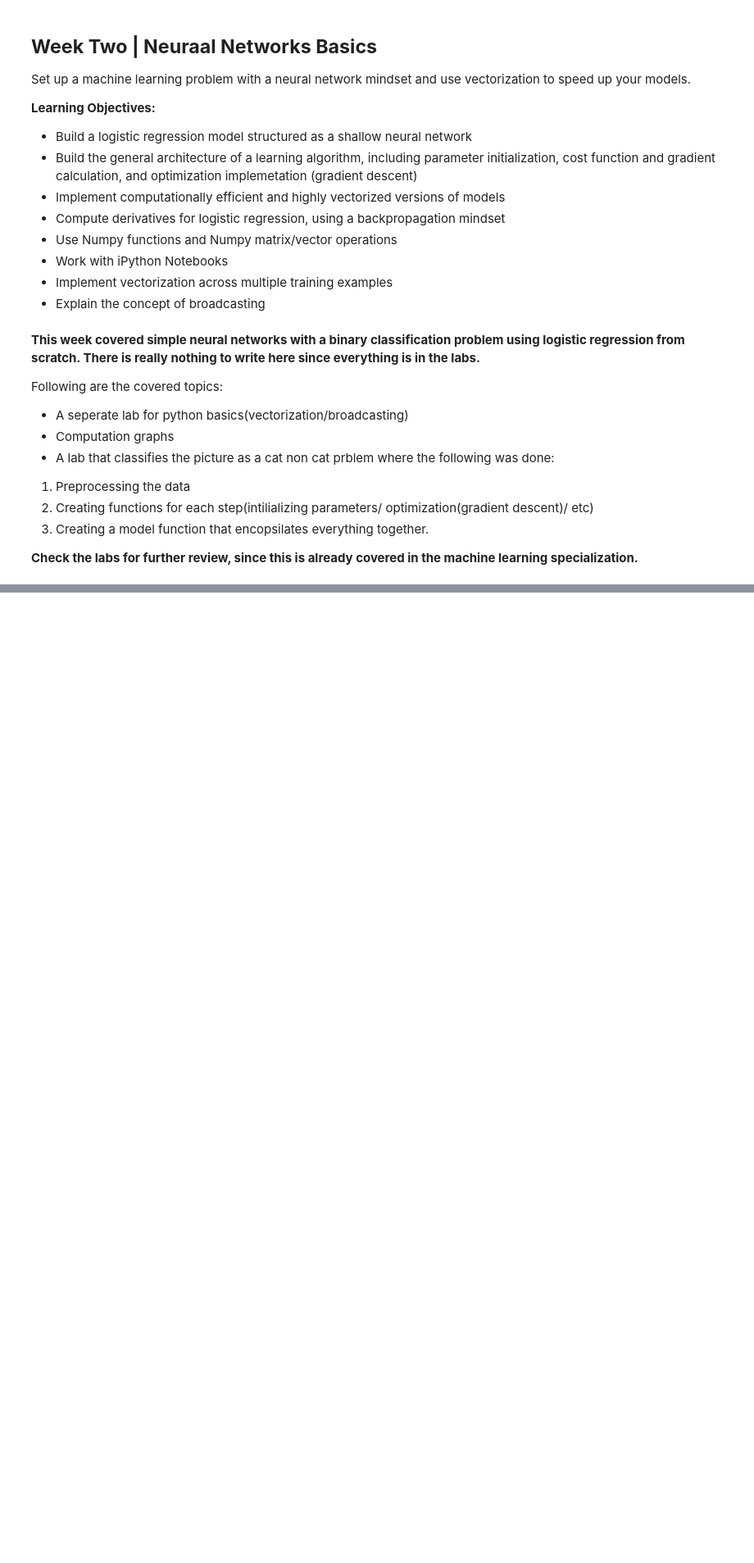
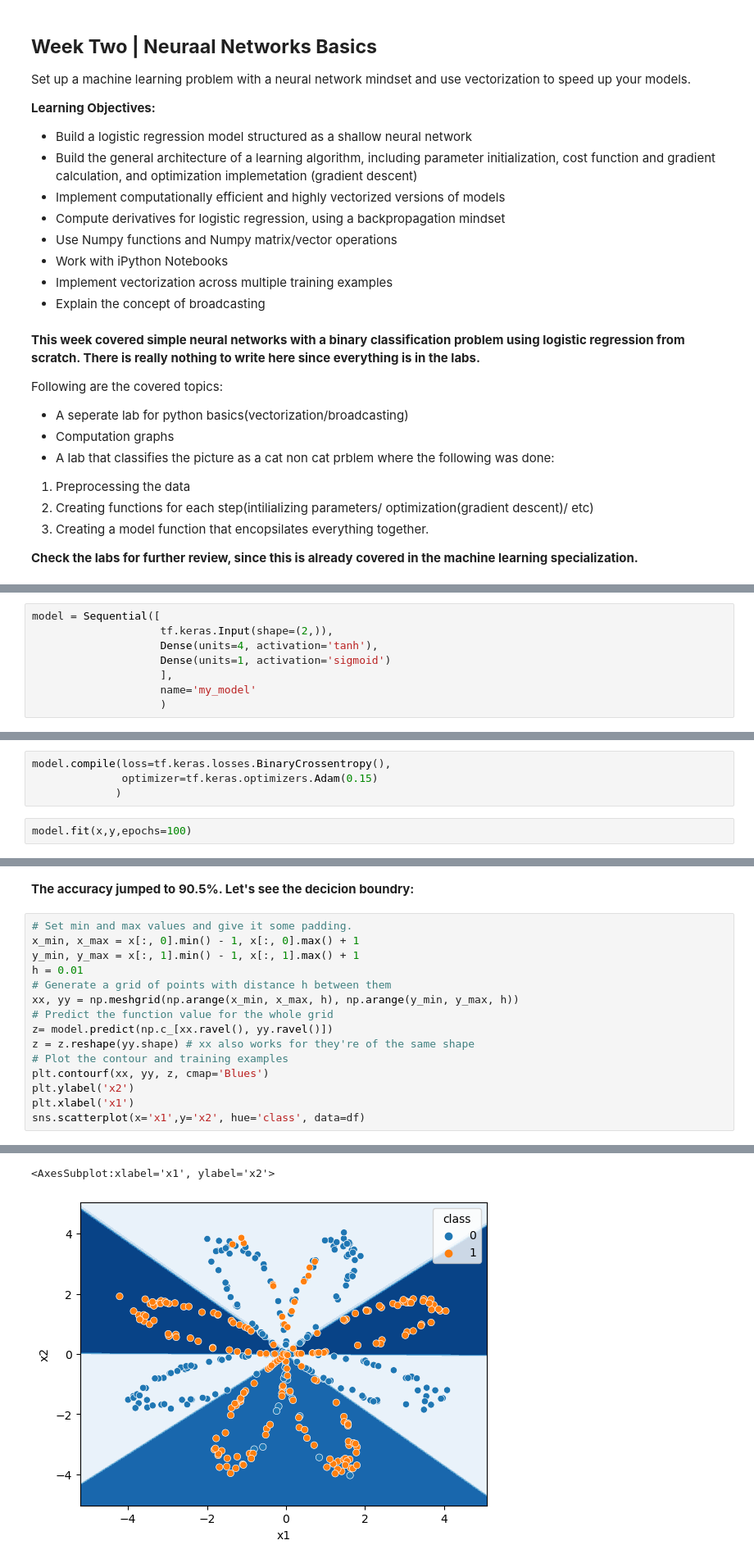
Before and after one commit to HashemRawashdeh/Study, a Jupyter notebook: Data Science/Online Cources/Deep Learning Specialization/Deep Learning Specialization.ipynb, the cells around one changed output, grey strips where cells are left out. Shown at 82% size. Cells and saved outputs as stored; diff of their text form; blank space fills up the shorter version.

```diff
--- a/Data Science/Online Cources/Deep Learning Specialization/Deep Learning Specialization.ipynb
+++ b/Data Science/Online Cources/Deep Learning Specialization/Deep Learning Specialization.ipynb
@@ -42,0 +204,8 @@ Following are the covered topics:
+# %%
+model = Sequential([
+                    tf.keras.Input(shape=(2,)),
+                    Dense(units=4, activation='tanh'),
+                    Dense(units=1, activation='sigmoid')
+                    ],
+                    name='my_model'
+                    )
@@ -42,0 +228,6 @@ Following are the covered topics:
+# %%
+model.compile(loss=tf.keras.losses.BinaryCrossentropy(),
+              optimizer=tf.keras.optimizers.Adam(0.15)
+             )
+# %%
+model.fit(x,y,epochs=100)
@@ -42,0 +269,18 @@ Following are the covered topics:
+# %% [markdown]
+__The accuracy jumped to 90.5%. Let's see the decicion boundry:__
+# %%
+# Set min and max values and give it some padding.
+x_min, x_max = x[:, 0].min() - 1, x[:, 0].max() + 1
+y_min, y_max = x[:, 1].min() - 1, x[:, 1].max() + 1
+h = 0.01
+# Generate a grid of points with distance h between them
+xx, yy = np.meshgrid(np.arange(x_min, x_max, h), np.arange(y_min, y_max, h))
+# Predict the function value for the whole grid
+z= model.predict(np.c_[xx.ravel(), yy.ravel()])
+z = z.reshape(yy.shape) # xx also works for they're of the same shape
+# Plot the contour and training examples
+plt.contourf(xx, yy, z, cmap='Blues')
+plt.ylabel('x2')
+plt.xlabel('x1')
+sns.scatterplot(x='x1',y='x2', hue='class', data=df)
+# %% [output]
@@ -42,0 +288,2 @@ Following are the covered topics:
+<AxesSubplot:xlabel='x1', ylabel='x2'>
+[figure, added]
```
Also changed, not shown: parts of 23 cells of this notebook, 1 other file.
